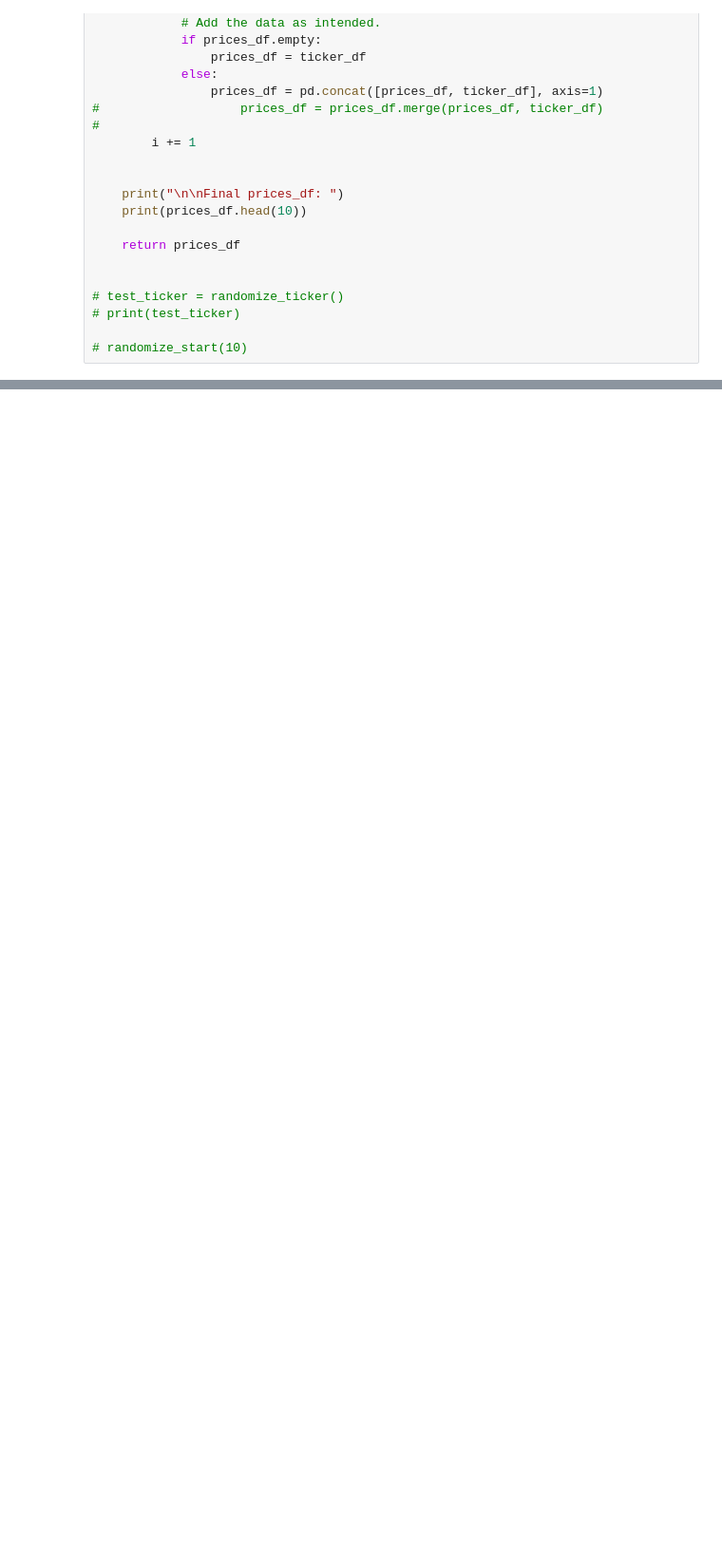
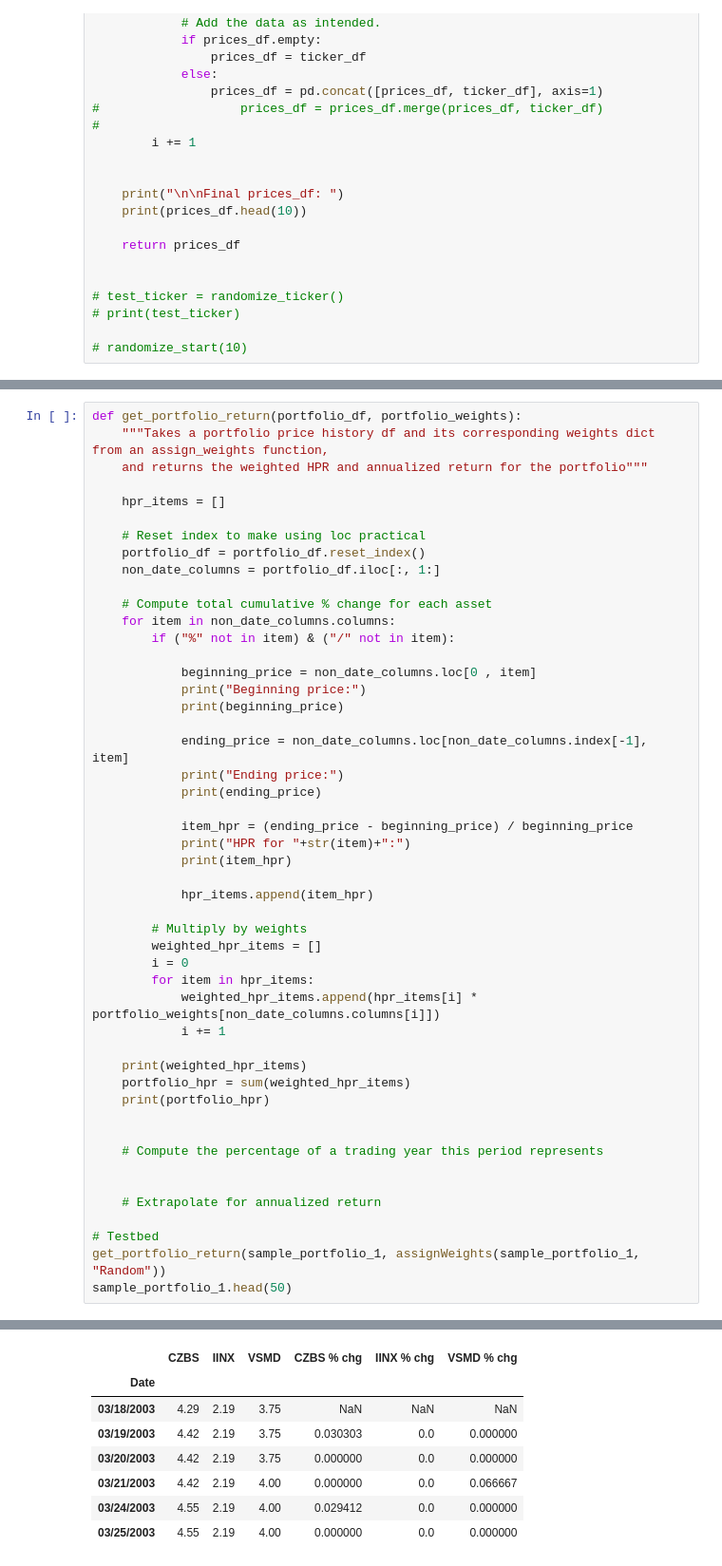
Before and after one commit to LumberJon1/EfficientPortfolio, a Jupyter notebook: EfficientPortfolioNotebook.ipynb, the cells around one changed output, grey strips where cells are left out. Shown: that part at 95% size. Saved outputs shown, nothing was run; the diff lists cells and outputs as text; blank space fills up the shorter version.

Commit message:
Added functionality for computing portfolio HPR

```diff
--- a/EfficientPortfolioNotebook.ipynb
+++ b/EfficientPortfolioNotebook.ipynb
@@ -226,0 +217,50 @@ sum:
+# %%
+def get_portfolio_return(portfolio_df, portfolio_weights):
+    """Takes a portfolio price history df and its corresponding weights dict from an assign_weights function,
+    and returns the weighted HPR and annualized return for the portfolio"""
+
+    hpr_items = []
+
+    # Reset index to make using loc practical
+    portfolio_df = portfolio_df.reset_index()
+    non_date_columns = portfolio_df.iloc[:, 1:]
+
+    # Compute total cumulative % change for each asset
+    for item in non_date_columns.columns:
+        if ("%" not in item) & ("/" not in item):
+
+            beginning_price = non_date_columns.loc[0 , item]
+            print("Beginning price:")
+            print(beginning_price)
+
+            ending_price = non_date_columns.loc[non_date_columns.index[-1], item]
+            print("Ending price:")
+            print(ending_price)
+
+            item_hpr = (ending_price - beginning_price) / beginning_price
+            print("HPR for "+str(item)+":")
+            print(item_hpr)
+
+            hpr_items.append(item_hpr)
+
+        # Multiply by weights
+        weighted_hpr_items = []
+        i = 0
+        for item in hpr_items:
+            weighted_hpr_items.append(hpr_items[i] * portfolio_weights[non_date_columns.columns[i]])
+            i += 1
+
+    print(weighted_hpr_items)
+    portfolio_hpr = sum(weighted_hpr_items)
+    print(portfolio_hpr)
+
+
+    # Compute the percentage of a trading year this period represents
+
+
+    # Extrapolate for annualized return
+
+# Testbed
+get_portfolio_return(sample_portfolio_1, assignWeights(sample_portfolio_1, "Random"))
+sample_portfolio_1.head(50)
+# %% [output]
@@ -227,3 +284,11 @@ sum:
+|  | CZBS | IINX | VSMD | CZBS % chg | IINX % chg | VSMD % chg |
+| Date |  |  |  |  |  |  |
+| 03/18/2003 | 4.29 | 2.19 | 3.75 | NaN | NaN | NaN |
+| 03/19/2003 | 4.42 | 2.19 | 3.75 | 0.030303 | 0.0 | 0.000000 |
+| 03/20/2003 | 4.42 | 2.19 | 3.75 | 0.000000 | 0.0 | 0.000000 |
+| 03/21/2003 | 4.42 | 2.19 | 4.00 | 0.000000 | 0.0 | 0.066667 |
+| 03/24/2003 | 4.55 | 2.19 | 4.00 | 0.029412 | 0.0 | 0.000000 |
+| 03/25/2003 | 4.55 | 2.19 | 4.00 | 0.000000 | 0.0 | 0.000000 |
 # %%
 # We will store the period, start date, and portfolios in a class file.  We can then have
 # an array of Portfolios to compare.
```
Also changed, not shown: parts of 2 cells of this notebook.
